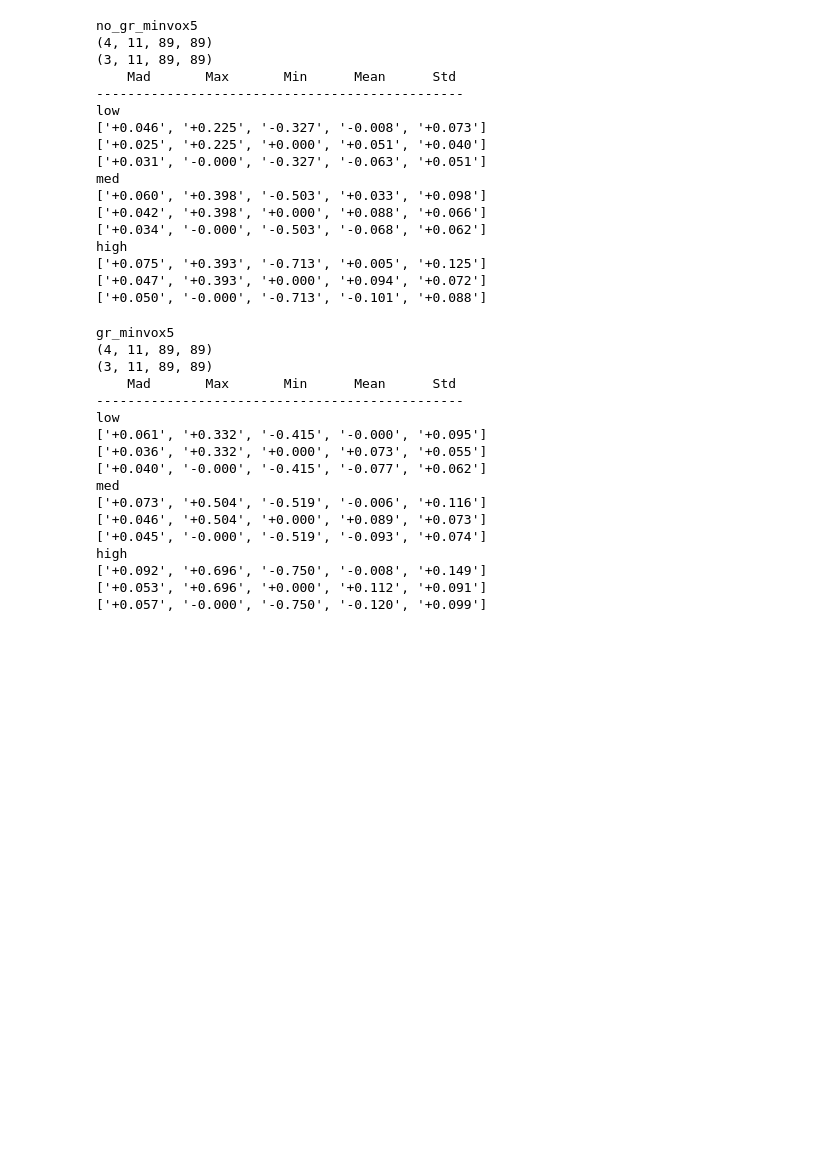
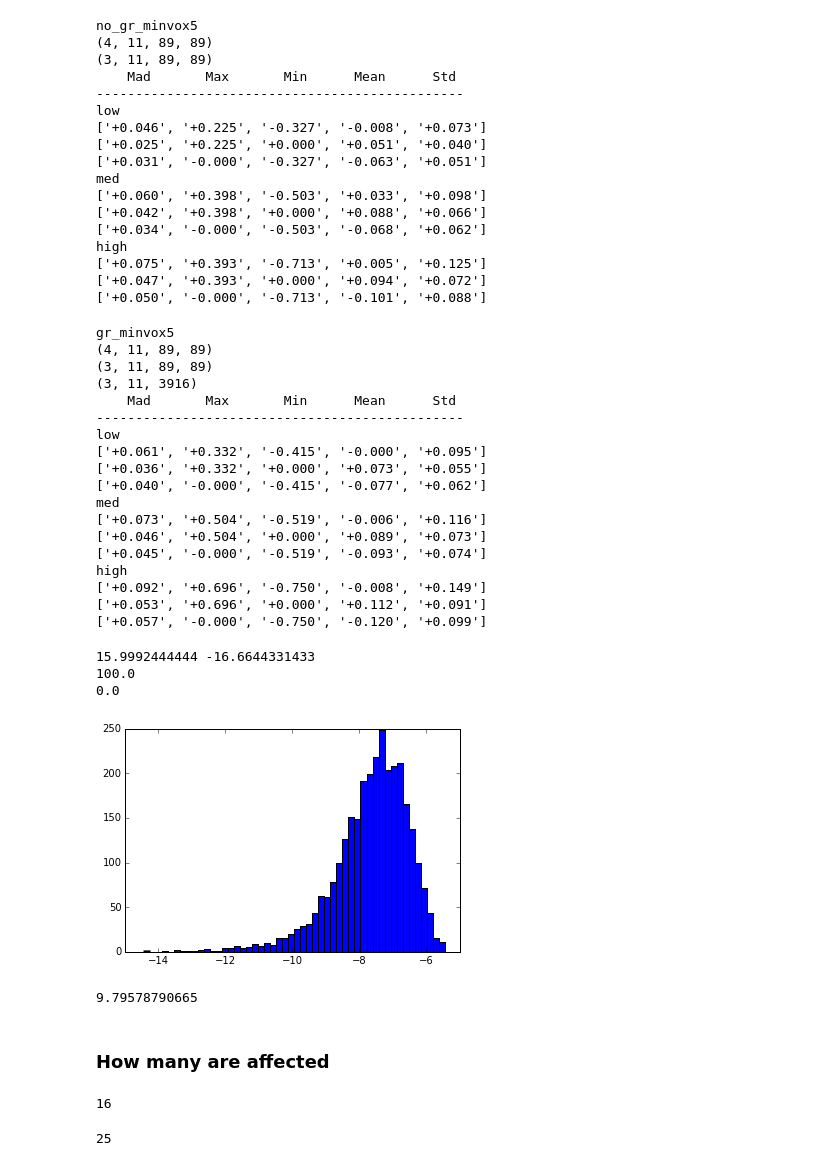
Before and after one commit to simpace/processing-scripts, a Jupyter notebook: simpace/correlations2figures.ipynb, the cells around one changed output. Cells and saved outputs as stored; diff of their text form; code cells hidden in the pictures; blank space fills up the shorter version.

```diff
--- a/simpace/correlations2figures.ipynb
+++ b/simpace/correlations2figures.ipynb
@@ -376,7 +376,7 @@ high
 ['+0.047', '+0.393', '+0.000', '+0.094', '+0.072']
 ['+0.050', '-0.000', '-0.713', '-0.101', '+0.088']
 # %%
-idx_cond = 1
+idx_cond = 1 #GR
 conds_arr = np.load(npz_anals[idx_cond])['conds_arr'][()]
 print(ke_anals[idx_cond])
 
@@ -391,10 +391,12 @@ print(arr.shape)
 # difference between the low med and high cond and the none
 arr = np.asarray([arr[i] - arr[0] for i in [1,2,3]])
 print(arr.shape)
+atriu = np.asarray([a[:, ind_triu[0], ind_triu[1]] for a in arr])
+print(atriu.shape)
 
 print('    Mad       Max       Min      Mean      Std')
 print('-----------------------------------------------')
-atriu = np.asarray([a[:, ind_triu[0], ind_triu[1]] for a in arr])
+
 for idx, a in enumerate(arr,1):
     print(ordered_conds()[idx])
     am = a.mean(axis=0) # mean across sessions
@@ -413,6 +415,7 @@ for idx, a in enumerate(arr,1):
 gr_minvox5
 (4, 11, 89, 89)
 (3, 11, 89, 89)
+(3, 11, 3916)
     Mad       Max       Min      Mean      Std
 -----------------------------------------------
 low
@@ -427,3 +430,64 @@ high
 ['+0.092', '+0.696', '-0.750', '-0.008', '+0.149']
 ['+0.053', '+0.696', '+0.000', '+0.112', '+0.091']
 ['+0.057', '-0.000', '-0.750', '-0.120', '+0.099']
+# %%
+def sum_statistic(conds_arr, randomize=False):
+    """
+    compute per link the sum across session of the difference with "none"
+    """
+    arr = np.asarray([conds_arr[c] for c in ordered_conds()])
+
+    ind_triu = np.triu_indices(arr[0].shape[-1],1)
+    atriu = np.asarray(arr[:,:, ind_triu[0], ind_triu[1]])
+
+    sum_arr = np.zeros((atriu.shape[-1],)) # nb of coefficients
+
+    for s in range(atriu.shape[1]):
+        if randomize:
+            none_cond = np.random.choice([0,1,2,3])
+        else:
+            none_cond = 0
+        sess_arr = (atriu[:,s,:] - atriu[none_cond, s, :]).sum(axis=0)
+        sum_arr += sess_arr
+
+    return sum_arr
+# %%
+idx_cond = 1 #  GR !!! CHANGE FOR other condition
+conds_arr = np.load(npz_anals[idx_cond])['conds_arr'][()]
+nsim = 3000
+arr_p = np.zeros((ind_triu[0].shape[0],nsim), dtype=np.float32)
+
+for i in range(nsim):
+    arr_p[:,i] = sum_statistic(conds_arr, randomize=True)
+# %%
+arr_nop = sum_statistic(conds_arr, randomize=False) #no randomization !
+
+max_arr_p = arr_p.max(axis=0)
+min_arr_p = arr_p.min(axis=0)
+
+print(arr_nop.max(), arr_nop.min())
+
+print(sst.percentileofscore(max_arr_p, arr_nop.max()))
+print(sst.percentileofscore(min_arr_p, arr_nop.min()))
+# %% [output]
+15.9992444444 -16.6644331433
+100.0
+0.0
+# %%
+h = plt.hist(min_arr_p, bins=50)
+# %% [output]
+[figure, added]
+# %%
+print(sst.scoreatpercentile(max_arr_p, 95.))
+# %% [output]
+9.79578790665
+# %% [markdown]
+###  How many are affected
+# %%
+(arr_nop > sst.scoreatpercentile(max_arr_p, 95.)).sum()
+# %% [output]
+16
+# %%
+(arr_nop < sst.scoreatpercentile(min_arr_p, 5.)).sum()
+# %% [output]
+25
```
Also changed, not shown: parts of 6 cells of this notebook.
